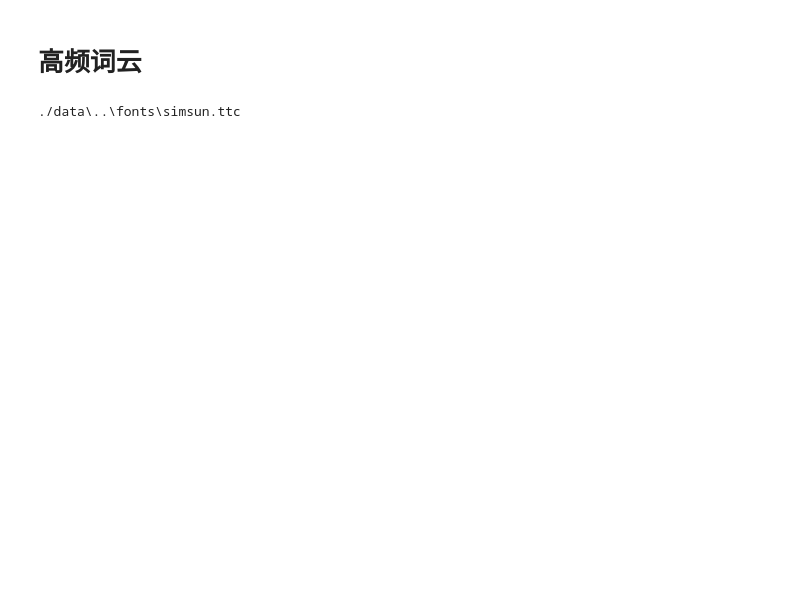
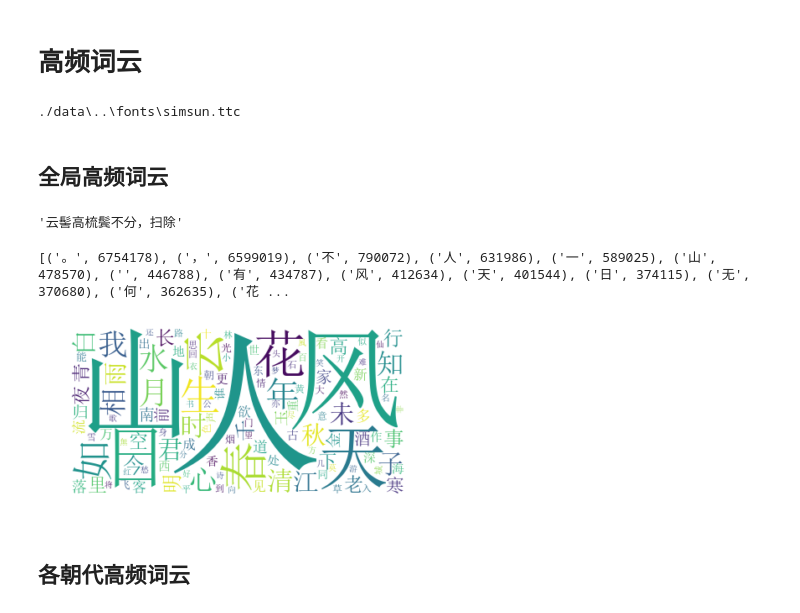
Before and after one commit to xujiachen/data-mining, a Jupyter notebook: word_frequency.ipynb, the cells around one changed output. Saved outputs shown, nothing was run; the diff lists cells and outputs as text; code cells hidden in the pictures; blank space fills up the shorter version.

```diff
--- a/word_frequency.ipynb
+++ b/word_frequency.ipynb
@@ -144,3 +104,5 @@ def show_wordcloud(text,dynasty):
     plt.show()
 # %% [output]
 ./data\..\fonts\simsun.ttc
+# %% [markdown]
+## 全局高频词云
@@ -147,3 +111,14 @@ def show_wordcloud(text,dynasty):
+# %%
+text[:10]
+# %% [output]
+'云髻高梳鬓不分，扫除'
+# %%
+show_wordcloud(" ".join(text),"全局",count=200)
+# %% [output]
+[('。', 6754178), ('，', 6599019), ('不', 790072), ('人', 631986), ('一', 589025), ('山', 478570), ('', 446788), ('有', 434787), ('风', 412634), ('天', 401544), ('日', 374115), ('无', 370680), ('何', 362635), ('花 ...
+[figure, added]
+# %% [markdown]
+## 各朝代高频词云
 # %%
 for dynasty in dynastys:
     poem_str = "".join(data_df.loc[data_df['朝代'] ==dynasty, ['内容']]["内容"].values)
```
Also changed, not shown: parts of 9 cells of this notebook, 1 other file.
